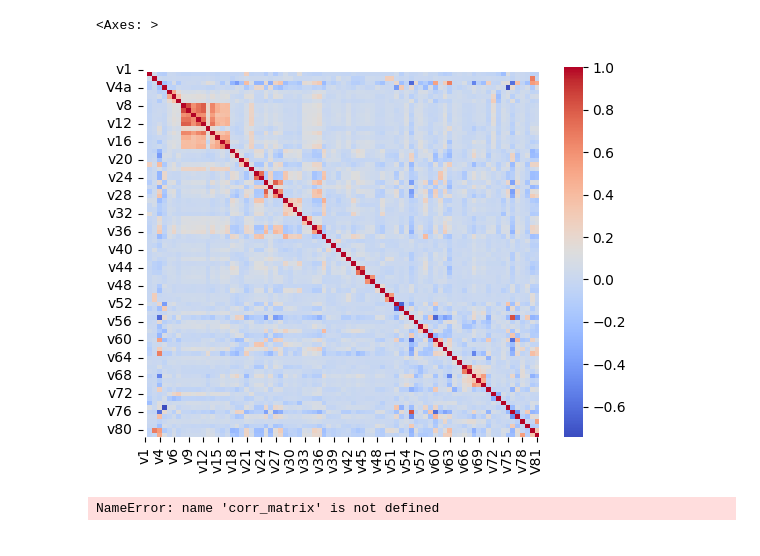
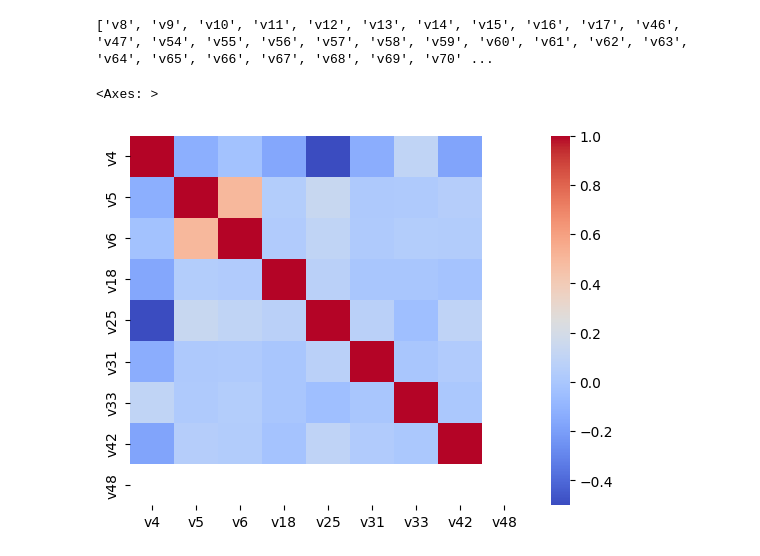
Before and after one commit to atg205/VoteMax, a Jupyter notebook: classification_politbarometer.ipynb, the cells around one changed output. Drawn from its saved outputs; the diff is of its cells as text; code cells hidden in the pictures.

```diff
--- a/classification_politbarometer.ipynb
+++ b/classification_politbarometer.ipynb
@@ -7,7 +7,8 @@ import numpy as np
 import seaborn as sns
 # %%
 df = pd.read_stata('data/Politbarometer/dataset_cumul_1977.dta',convert_categoricals=False)
-#df = df[df['v4'] >= 2000]
+df = df[df['v4'] >= 2000]
+question_code = 'v33'
 df
 # %% [output]
 |  | v1 | v2 | Version | doi | v3 | v4 | V4a | v5 | v6 | v7 | ... | ... |
@@ -111,11 +145,12 @@ dict_question_code_question = {
 # %%
-df_reduced = df[[column for column in df.columns if column not in ['Version','doi']]]
+exclude = [f'v{i}' for i in list(range(8,18)) + list(range(46,48)) + list(range(54,71)) + list(range(78,82))]
+print(exclude)
+df_reduced = df[[column for column in df.columns if column not in ['Version','doi'] + exclude]]
+df_reduced = df[[column for column in df.columns if column in ['v4','v5','v6','v18','v25','v31','v33','v42','v48']]]
+
 corr_matrix = df_reduced.corr()
 sns.heatmap(corr_matrix, annot=False, cmap="coolwarm")
 # %% [output]
-<Axes: >
+['v8', 'v9', 'v10', 'v11', 'v12', 'v13', 'v14', 'v15', 'v16', 'v17', 'v46', 'v47', 'v54', 'v55', 'v56', 'v57', 'v58', 'v59', 'v60', 'v61', 'v62', 'v63', 'v64', 'v65', 'v66', 'v67', 'v68', 'v69', 'v70' ...
+<Axes: >
-[figure, old version]
+[figure, new version]
-# %%
-corr_matrix
-# %% [output]
-NameError: name 'corr_matrix' is not defined
```
Also changed, not shown: parts of 18 cells of this notebook, 4 other files.
